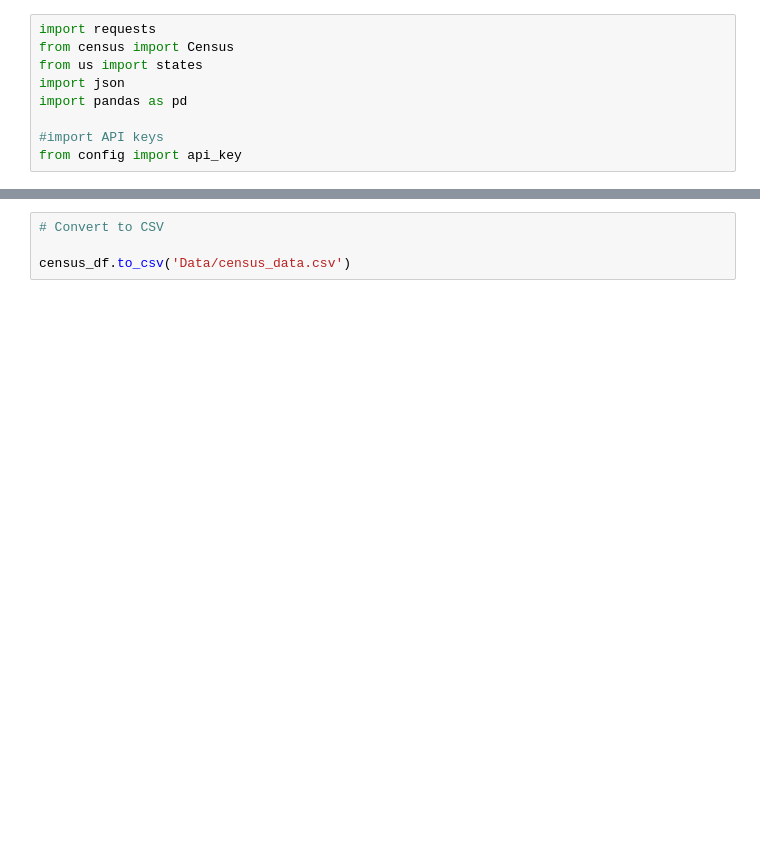
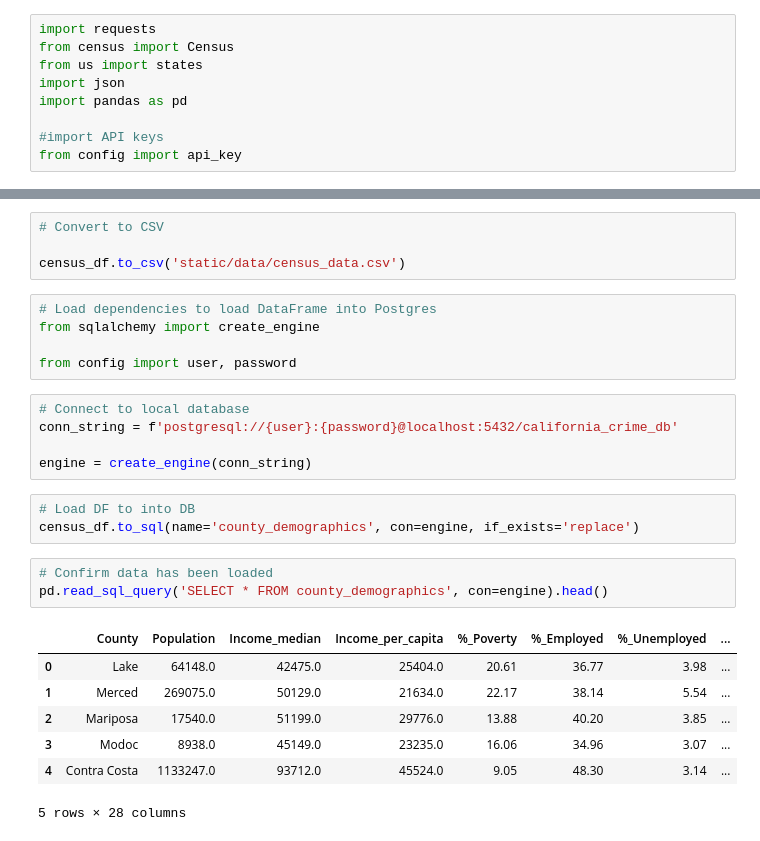
Before and after one commit to jordanroessle/project-2-california-crime, a Jupyter notebook: Census_data.ipynb, the cells around one changed output, grey strips where cells are left out. Drawn from its saved outputs; the diff is of its cells as text; blank space fills up the shorter version.

Commit message:
added data to sql database

```diff
--- a/Census_data.ipynb
+++ b/Census_data.ipynb
@@ -122,4 +122,28 @@ census_df.head()
 # %%
 # Convert to CSV
 
-census_df.to_csv('Data/census_data.csv')
+census_df.to_csv('static/data/census_data.csv')
+# %%
+# Load dependencies to load DataFrame into Postgres
+from sqlalchemy import create_engine
+
+from config import user, password
+# %%
+# Connect to local database
+conn_string = f'postgresql://{user}:{password}@localhost:5432/california_crime_db'
+
+engine = create_engine(conn_string)
+# %%
+# Load DF to into DB
+census_df.to_sql(name='county_demographics', con=engine, if_exists='replace')
+# %%
+# Confirm data has been loaded
+pd.read_sql_query('SELECT * FROM county_demographics', con=engine).head()
+# %% [output]
+|  | County | Population | Income_median | Income_per_capita | %_Poverty | %_Employed | %_Unemployed | ... |
+| 0 | Lake | 64148.0 | 42475.0 | 25404.0 | 20.61 | 36.77 | 3.98 | ... |
+| 1 | Merced | 269075.0 | 50129.0 | 21634.0 | 22.17 | 38.14 | 5.54 | ... |
+| 2 | Mariposa | 17540.0 | 51199.0 | 29776.0 | 13.88 | 40.20 | 3.85 | ... |
+| 3 | Modoc | 8938.0 | 45149.0 | 23235.0 | 16.06 | 34.96 | 3.07 | ... |
+| 4 | Contra Costa | 1133247.0 | 93712.0 | 45524.0 | 9.05 | 48.30 | 3.14 | ... |
+5 rows × 28 columns
```
Also changed, not shown: parts of 4 cells of this notebook, 1 other file.
